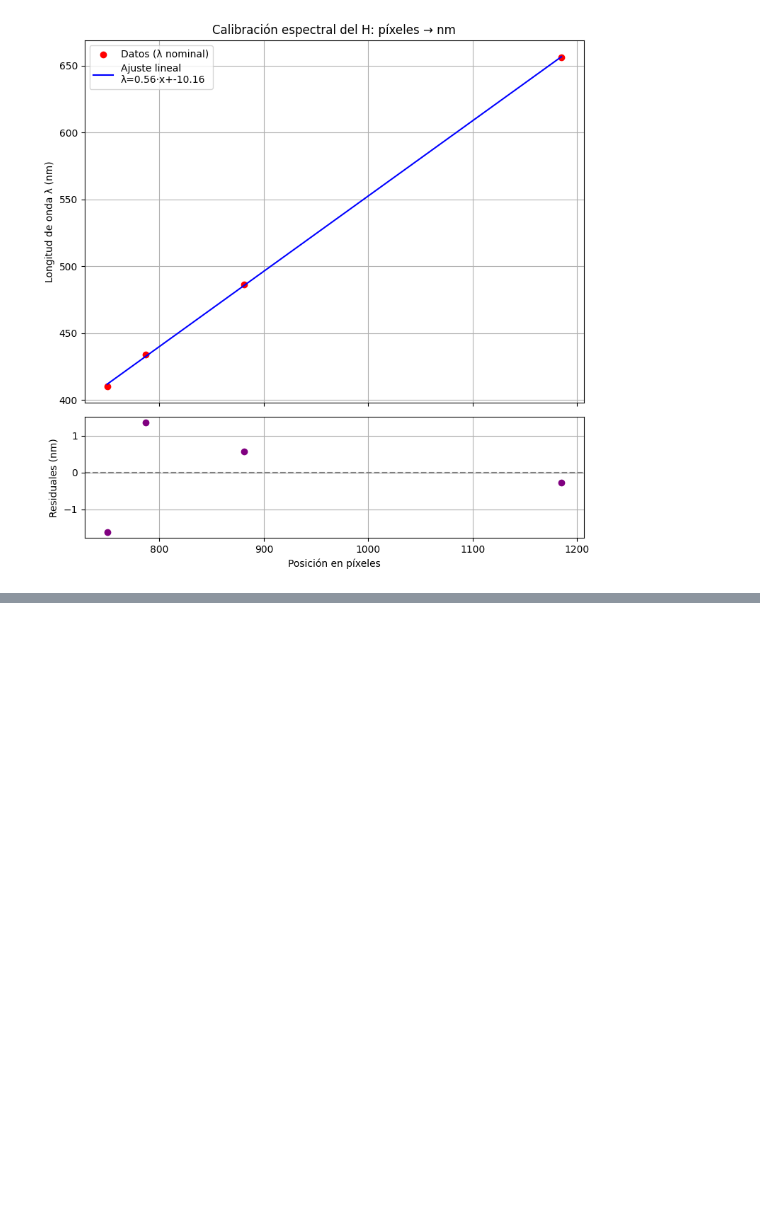
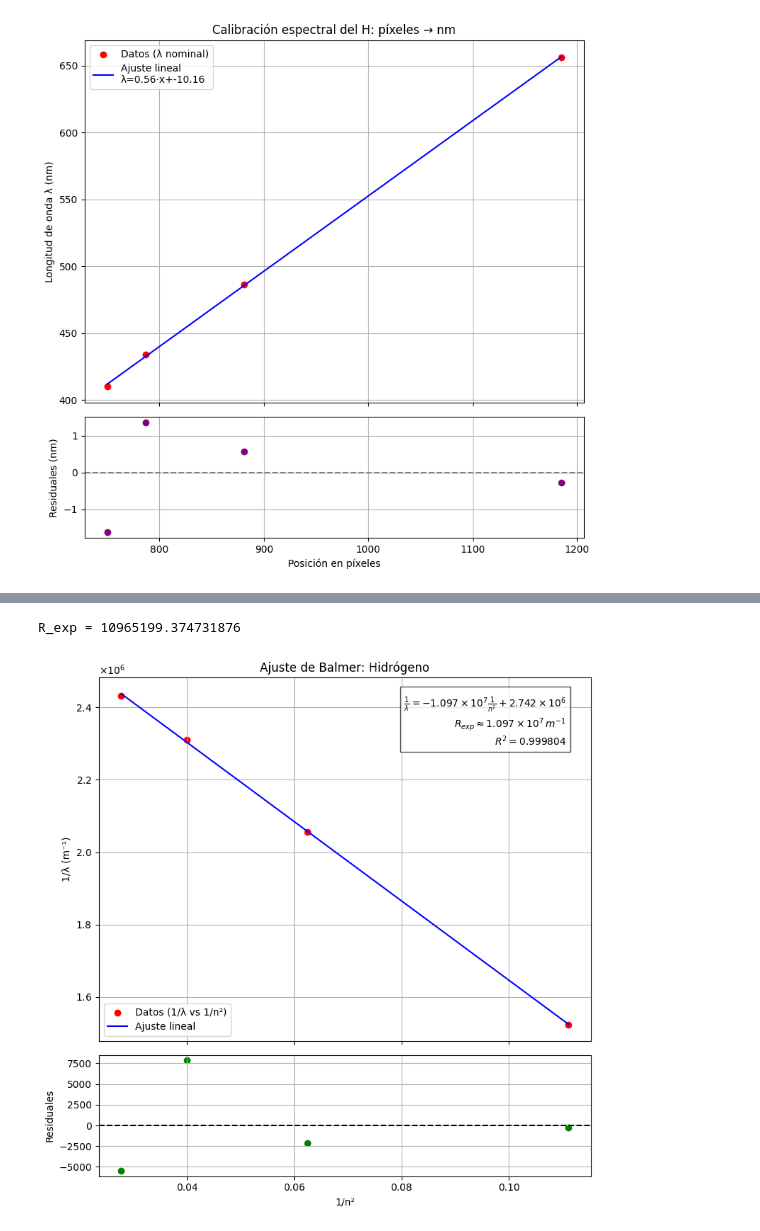
Before and after one commit to KateT840/Laboratorio_moderna, a Jupyter notebook: Lab_2/Codigo_Lab_2_hidrogeno.ipynb, the cells around one changed output, grey strips where cells are left out. Cells and saved outputs as stored; diff of their text form; code cells hidden in the pictures; blank space fills up the shorter version.

```diff
--- a/Lab_2/Codigo_Lab_2_hidrogeno.ipynb
+++ b/Lab_2/Codigo_Lab_2_hidrogeno.ipynb
@@ -268,0 +311,72 @@ pixel 750.0 -> λ_quad = 411.124 nm (valor nominal: 410.200 nm)
+# %%
+# --- Función para formatear en notación científica estilo LaTeX ---
+def sci_notation(num, decimals=3):
+    exp = int(np.floor(np.log10(abs(num))))
+    mant = num / 10**exp
+    return f"{mant:.{decimals}f} \\times 10^{{{exp}}}"
+
+# --- Datos ---
+n = np.array([3, 4, 5, 6])  # niveles cuánticos finales
+lambda_fit_nm = np.array([656.263, 486.620, 432.593, 411.124])  # nm
+
+# --- Conversión a m e inversos ---
+lambda_fit_m = lambda_fit_nm * 1e-9
+inv_lambda = 1 / lambda_fit_m
+inv_n2 = 1 / (n**2)
+
+# --- Ajuste lineal ---
+X = inv_n2.reshape(-1,1)
+y = inv_lambda
+modelo = LinearRegression().fit(X, y)
+m = modelo.coef_[0]
+b = modelo.intercept_
+R2 = modelo.score(X, y)
+
+# Constante de Rydberg experimental
+R_exp = -m
+print("R_exp =", R_exp)
+
+# --- Residuales ---
+y_pred = modelo.predict(X)
+residuals = y - y_pred
+
+# --- Gráfica con subplots ---
+fig, (ax1, ax2) = plt.subplots(2, 1, figsize=(8, 8), gridspec_kw={'height_ratios':[3,1]}, sharex=True)
+
+# --- Gráfica principal ---
+ax1.scatter(inv_n2, inv_lambda, color="red", label="Datos (1/λ vs 1/n²)")
+ax1.plot(inv_n2, y_pred, color="blue", label="Ajuste lineal")
+ax1.set_ylabel("1/λ (m⁻¹)")
+ax1.set_title("Ajuste de Balmer: Hidrógeno")
+ax1.grid(True)
+ax1.legend()
+
+# Forzar notación científica LaTeX en eje Y
+formatter = ScalarFormatter(useMathText=True)
+formatter.set_powerlimits((-2, 2))
+ax1.yaxis.set_major_formatter(formatter)
+
+# Texto con ecuación y constante de Rydberg
+eq_text = (r"$\frac{1}{\lambda} = %s\frac{1}{n^2} + %s$"
+           % (sci_notation(m), sci_notation(b)))
+R_exp_tex = sci_notation(R_exp)
+ax1.text(0.95, 0.95,
+         eq_text + f"\n$R_{{exp}} \\approx {R_exp_tex}\\, m^{{-1}}$\n$R^2={R2:.6f}$",
+         transform=ax1.transAxes, fontsize=10,
+         bbox=dict(facecolor="white", alpha=0.7),
+         ha="right", va="top")
+
+# --- Residuales debajo ---
+ax2.scatter(inv_n2, residuals, color="green")
+ax2.axhline(0, color="black", linestyle="--")
+ax2.set_xlabel("1/n²")
+ax2.set_ylabel("Residuales")
+ax2.grid(True)
+
+# --- Guardar la figura ---
+plt.tight_layout()
+#plt.savefig("Ajuste de Balmer: Hidrógeno.png", dpi=300, bbox_inches="tight")
+plt.show()
+# %% [output]
+R_exp = 10965199.374731876
+[figure, added]
```
Also changed, not shown: parts of 6 cells of this notebook.
